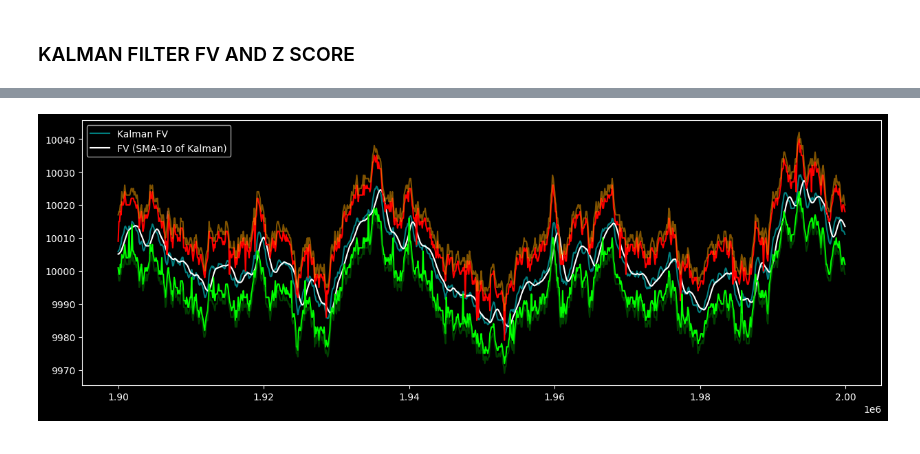
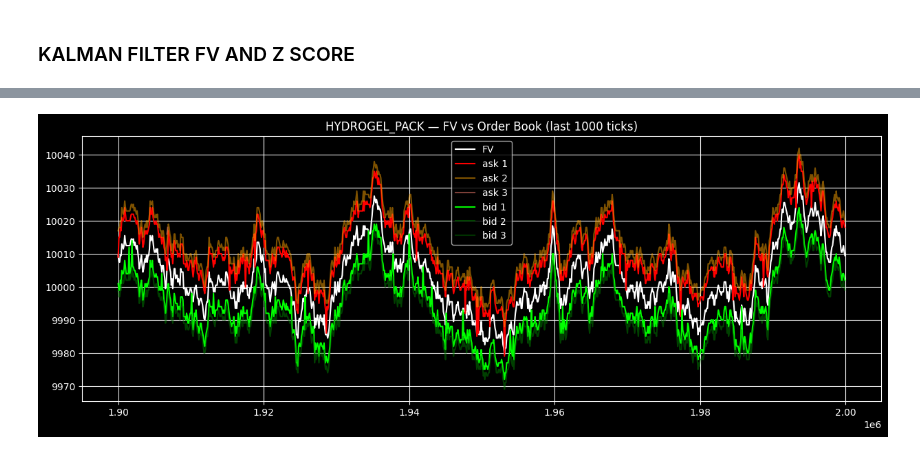
Before and after one commit to marcobattiston21/imc-prosperity-4, a Jupyter notebook: prosperity4/round3/notebooks/analysis_hydrogel_pack.ipynb, the cells around one changed output, grey strips where cells are left out. Saved outputs shown, nothing was run; the diff lists cells and outputs as text; code cells hidden in the pictures.

Commit message:
Update Hydrogel

```diff
--- a/prosperity4/round3/notebooks/analysis_hydrogel_pack.ipynb
+++ b/prosperity4/round3/notebooks/analysis_hydrogel_pack.ipynb
@@ -73,8 +73,8 @@ Trades Shape : (4048, 8)
 # %%
 products = prices_df["product"].unique()
 
-osmium_prices_df = prices_df[prices_df["product"] == "HYDROGEL_PACK"]
-osmium_trades_df = trades_df[trades_df["symbol"] == "HYDROGEL_PACK"]
+hydrogel_prices_df = prices_df[prices_df["product"] == "HYDROGEL_PACK"]
+hydrogel_trades_df = trades_df[trades_df["symbol"] == "HYDROGEL_PACK"]
 # %%
 """
 Here we are copying the original dataframes, removing the buyer, seller and currency from the trades, summing if there are orders at the
@@ -84,20 +84,22 @@ data for these trades.
 At the end we are converting the timestamps so we have timestamp as index
 """
 
-osmium_trades = osmium_trades_df.copy()
+hydrogel_trades = hydrogel_trades_df.copy()
 
 # Grouping and merging the ASH_COATED_OSMIUM so we only have 1 dataset containing both prices and trades, sorted by timestamp
-osmium_trades = osmium_trades.drop(columns = ["buyer", "seller", "currency"])
-osmium_trades = osmium_trades.groupby(["timestamp", "price", "day"], as_index = False).agg({"quantity": "sum"})
-osmium_trades = osmium_trades.rename(columns = {
+hydrogel_trades = hydrogel_trades.drop(columns = ["buyer", "seller", "currency"])
+hydrogel_trades = hydrogel_trades.groupby(["timestamp", "price", "day"], as_index = False).agg({"quantity": "sum"})
+hydrogel_trades = hydrogel_trades.rename(columns = {
                                         "price": "market order price",
                                         "quantity": "market order quantity"})
-osmium = osmium_prices_df.merge(osmium_trades[["timestamp", "market order price", "market order quantity", "day"]],
+hydrogel = hydrogel_prices_df.merge(hydrogel_trades[["timestamp", "market order price", "market order quantity", "day"]],
                                 on = ["timestamp", "day"],
                                 how = "left")
 
 # Convert to continuous timeframe so we don't have 2 separate days
-osmium = convert_timestamp(osmium)
+hydrogel = convert_timestamp(hydrogel)
 
-osmium.head()
+hydrogel.head()
+
+print(hydrogel["mid_price"].mean())
 # %% [output]
@@ -167,15 +192,16 @@ osmium["fv"] = osmium["kalman_fv"].rolling(window=10, min_periods=1).mean()
 # %%
-plt.figure(figsize = (15,5))
-plt.plot(osmium["t"][-1000:], osmium["kalman_fv"][-1000:], color = "cyan", alpha = 0.5, label = "Kalman FV")
-plt.plot(osmium["t"][-1000:], osmium["fv"][-1000:], color = "white", label = "FV (SMA-10 of Kalman)")
-plt.plot(osmium["t"][-1000:], osmium["ask_price_1"][-1000:].replace(0, np.nan), color = "red", alpha = 1)
-plt.plot(osmium["t"][-1000:], osmium["ask_price_2"][-1000:].replace(0, np.nan), color = "orange", alpha = 0.5)
-plt.plot(osmium["t"][-1000:], osmium["ask_price_3"][-1000:].replace(0, np.nan), color = "salmon", alpha = 0.5)
-plt.plot(osmium["t"][-1000:], osmium["bid_price_1"][-1000:].replace(0, np.nan), color = "lime", alpha = 1)
-plt.plot(osmium["t"][-1000:], osmium["bid_price_2"][-1000:].replace(0, np.nan), color = "green", alpha = 0.5)
-plt.plot(osmium["t"][-1000:], osmium["bid_price_3"][-1000:].replace(0, np.nan), color = "darkgreen", alpha = 0.5)
+plt.figure(figsize=(15, 5))
+plt.plot(hydrogel["t"][-1000:], hydrogel["fv"][-1000:],    color="white",  linewidth=1.5, label="FV")
+plt.plot(hydrogel["t"][-1000:], hydrogel["ask_price_1"][-1000:], color="red",       alpha=1,   label="ask 1")
+plt.plot(hydrogel["t"][-1000:], hydrogel["ask_price_2"][-1000:], color="orange",    alpha=0.5, label="ask 2")
+plt.plot(hydrogel["t"][-1000:], hydrogel["ask_price_3"][-1000:], color="salmon",    alpha=0.5, label="ask 3")
+plt.plot(hydrogel["t"][-1000:], hydrogel["bid_price_1"][-1000:], color="lime",      alpha=1,   label="bid 1")
+plt.plot(hydrogel["t"][-1000:], hydrogel["bid_price_2"][-1000:], color="green",     alpha=0.5, label="bid 2")
+plt.plot(hydrogel["t"][-1000:], hydrogel["bid_price_3"][-1000:], color="darkgreen", alpha=0.5, label="bid 3")
 plt.legend()
+plt.grid(True)
+plt.title("HYDROGEL_PACK — FV vs Order Book (last 1000 ticks)")
 plt.show()
 # %% [output]
-[figure, old version]
+[figure, new version]
 # %%
```
Also changed, not shown: parts of 21 cells of this notebook, 4 other files.
